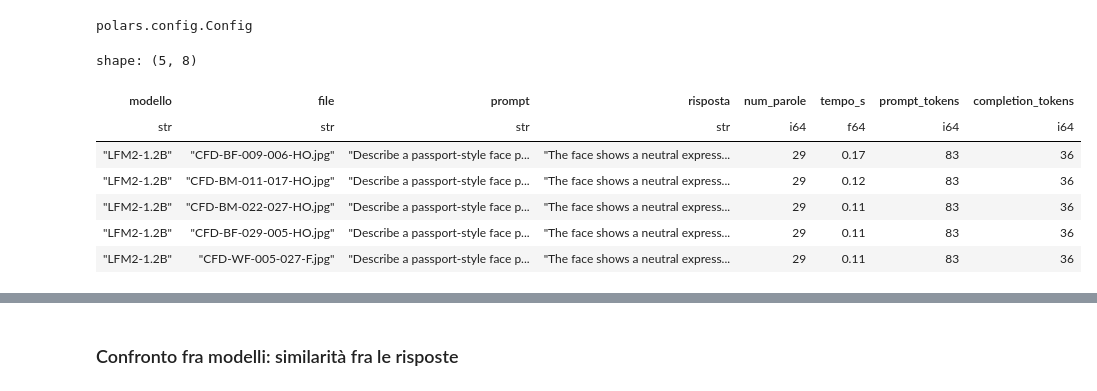
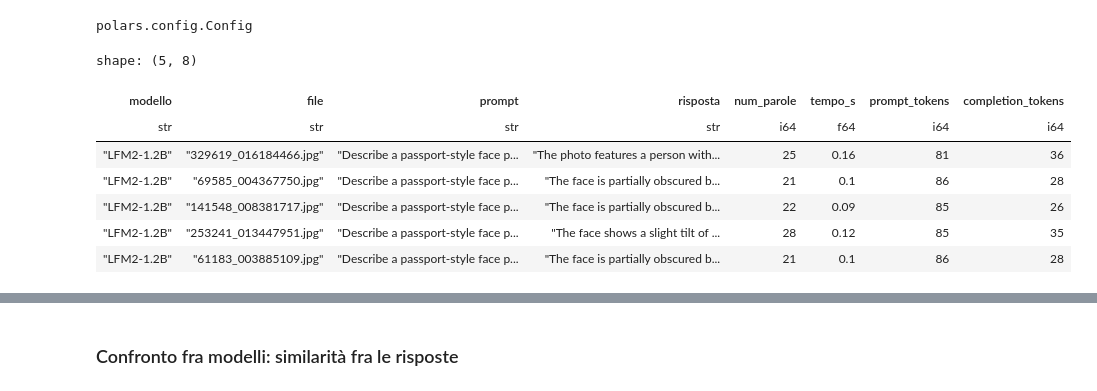
Before and after one commit to vramoscadavero/Thesis, a Jupyter notebook: notebooks/description_analysis.ipynb, the cells around one changed output, grey strips where cells are left out. Saved outputs shown, nothing was run; the diff lists cells and outputs as text; code cells hidden in the pictures.

```diff
--- a/notebooks/description_analysis.ipynb
+++ b/notebooks/description_analysis.ipynb
@@ -14,27 +14,27 @@ pl.Config.set_tbl_rows(-1)
 # %% [output]
 polars.config.Config
 # %%
-#file_path = Path('../outputs/LLM/glint/risultati_llm_20261115_193713.csv')
-file_path = Path('../outputs/LLM/cfd/risultati_llm_20261123_121217.csv')
+file_path = Path('../outputs/LLM/glint/risultati_llm_20261123_161857.csv')
+#file_path = Path('../outputs/LLM/cfd/risultati_llm_20261123_121217.csv')
 #file_path = Path('../outputs/LLM/feret/risultati_llm_20261123_005054.csv')
 df = pl.read_csv(
     file_path,
     separator=',',
     infer_schema_length=None
 ).drop(
     ['timestamp']
 )
 
 df.head(5)
 # %% [output]
 shape: (5, 8)
 | modello | file | prompt | risposta | num_parole | tempo_s | prompt_tokens | completion_tokens |
 | str | str | str | str | i64 | f64 | i64 | i64 |
-| "LFM2-1.2B" | "CFD-BF-009-006-HO.jpg" | "Describe a passport-style face p... | "The face shows a neutral express... | 29 | 0.17 | 83 | 36 |
-| "LFM2-1.2B" | "CFD-BM-011-017-HO.jpg" | "Describe a passport-style face p... | "The face shows a neutral express... | 29 | 0.12 | 83 | 36 |
-| "LFM2-1.2B" | "CFD-BM-022-027-HO.jpg" | "Describe a passport-style face p... | "The face shows a neutral express... | 29 | 0.11 | 83 | 36 |
-| "LFM2-1.2B" | "CFD-BF-029-005-HO.jpg" | "Describe a passport-style face p... | "The face shows a neutral express... | 29 | 0.11 | 83 | 36 |
-| "LFM2-1.2B" | "CFD-WF-005-027-F.jpg" | "Describe a passport-style face p... | "The face shows a neutral express... | 29 | 0.11 | 83 | 36 |
+| "LFM2-1.2B" | "329619_016184466.jpg" | "Describe a passport-style face p... | "The photo features a person with... | 25 | 0.16 | 81 | 36 |
+| "LFM2-1.2B" | "69585_004367750.jpg" | "Describe a passport-style face p... | "The face is partially obscured b... | 21 | 0.1 | 86 | 28 |
+| "LFM2-1.2B" | "141548_008381717.jpg" | "Describe a passport-style face p... | "The face is partially obscured b... | 22 | 0.09 | 85 | 26 |
+| "LFM2-1.2B" | "253241_013447951.jpg" | "Describe a passport-style face p... | "The face shows a slight tilt of ... | 28 | 0.12 | 85 | 35 |
+| "LFM2-1.2B" | "61183_003885109.jpg" | "Describe a passport-style face p... | "The face is partially obscured b... | 21 | 0.1 | 86 | 28 |
 # %%
 models = {k[0]: v for k, v in df.partition_by('modello', as_dict=True).items()}
 # %%
```
Also changed, not shown: parts of 10 cells of this notebook.
